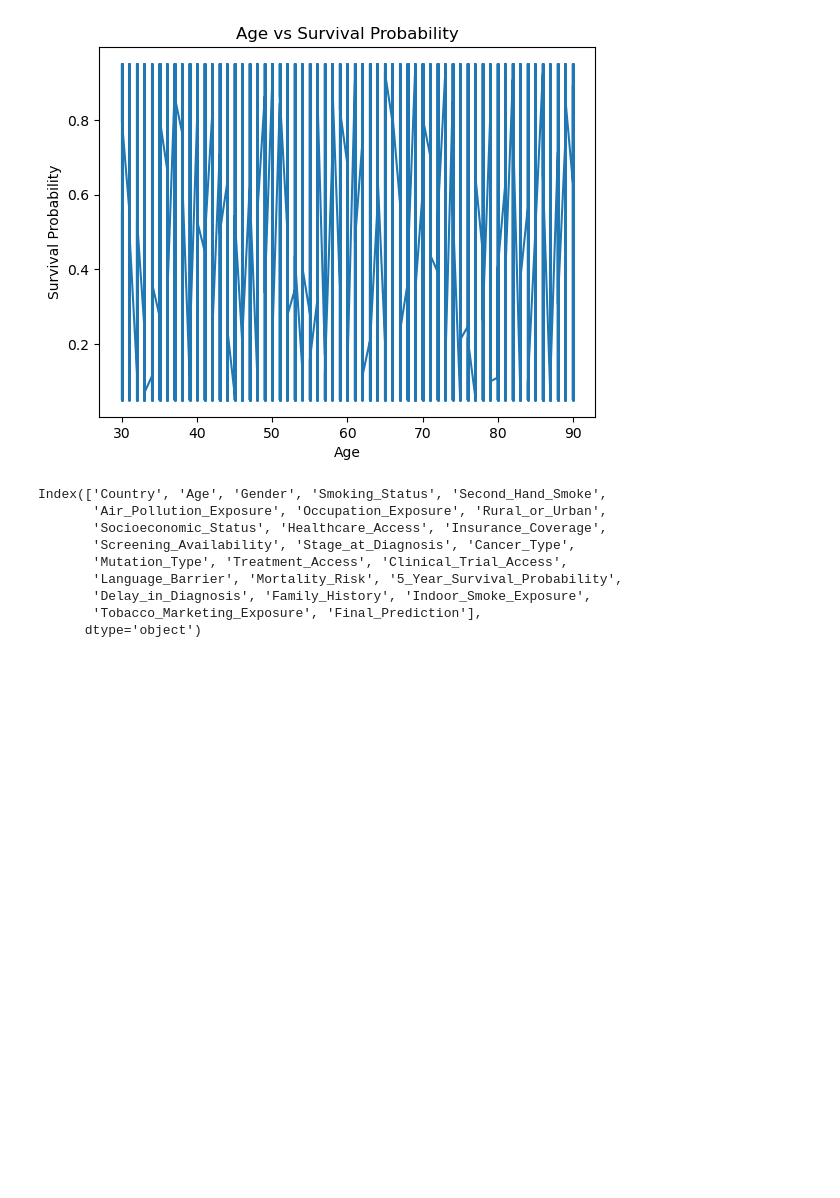
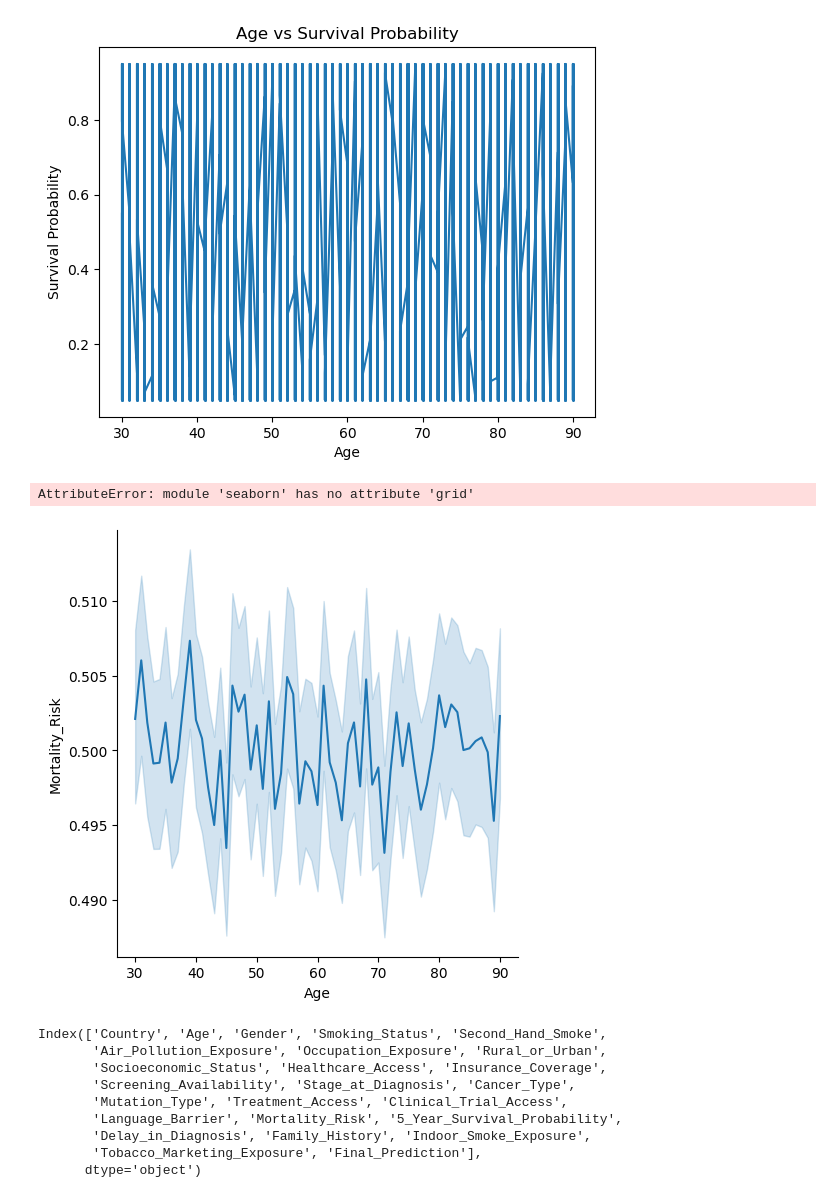
Before and after one commit to aaron-moler/DATA-601-Group-Project, a Jupyter notebook: lung_cancer_analysis.ipynb, the cells around one changed output. Cells and saved outputs as stored; diff of their text form; code cells hidden in the pictures; blank space fills up the shorter version.

Commit message:
new visualization
changed and added new visulaizations using seaborn in the notbook of the mortality and age

```diff
--- a/lung_cancer_analysis.ipynb
+++ b/lung_cancer_analysis.ipynb
@@ -35,6 +35,11 @@ plt.title("Age vs Survival Probability")
 plt.show()
 # %% [output]
 [figure]
+# %%
+sns.relplot(df,x='Age',y='Mortality_Risk',kind='line')
+# %% [output]
+AttributeError: module 'seaborn' has no attribute 'grid'
+[figure, added]
 # %%
 df.columns
 # %% [output]
```
Also changed, not shown: parts of 1 cell of this notebook, 7 other files.
